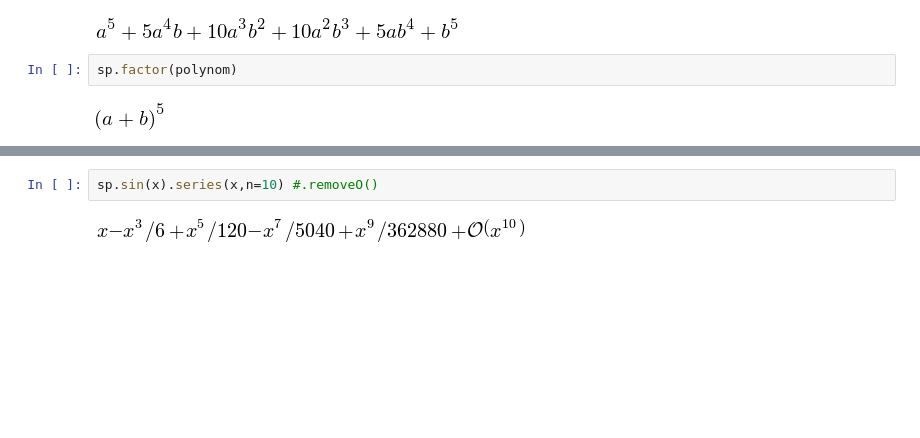
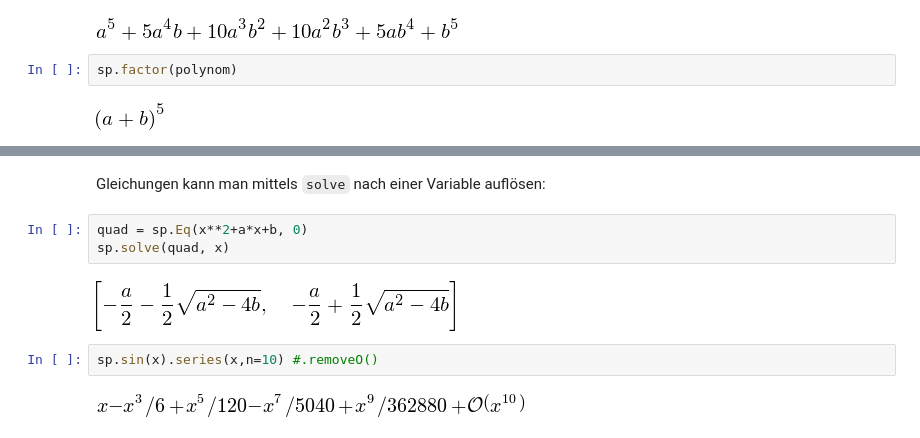
Before and after one commit to hrenkap/scipy_workshop, a Jupyter notebook: SciPy_Tuebix_2015.ipynb, the cells around one changed output, grey strips where cells are left out. Cells and saved outputs as stored; diff of their text form; blank space fills up the shorter version.

```diff
--- a/SciPy_Tuebix_2015.ipynb
+++ b/SciPy_Tuebix_2015.ipynb
@@ -453,3 +453,10 @@ sp.tan(x).rewrite(sp.sin)
+# %% [markdown]
+Gleichungen kann man mittels `solve` nach einer Variable auflösen:
+# %%
+quad = sp.Eq(x**2+a*x+b, 0)
+sp.solve(quad, x)
+# %% [output]
+[figure, added]
 # %%
 sp.sin(x).series(x,n=10) #.removeO()
 # %% [output]
```
Also changed, not shown: parts of 11 cells of this notebook.
